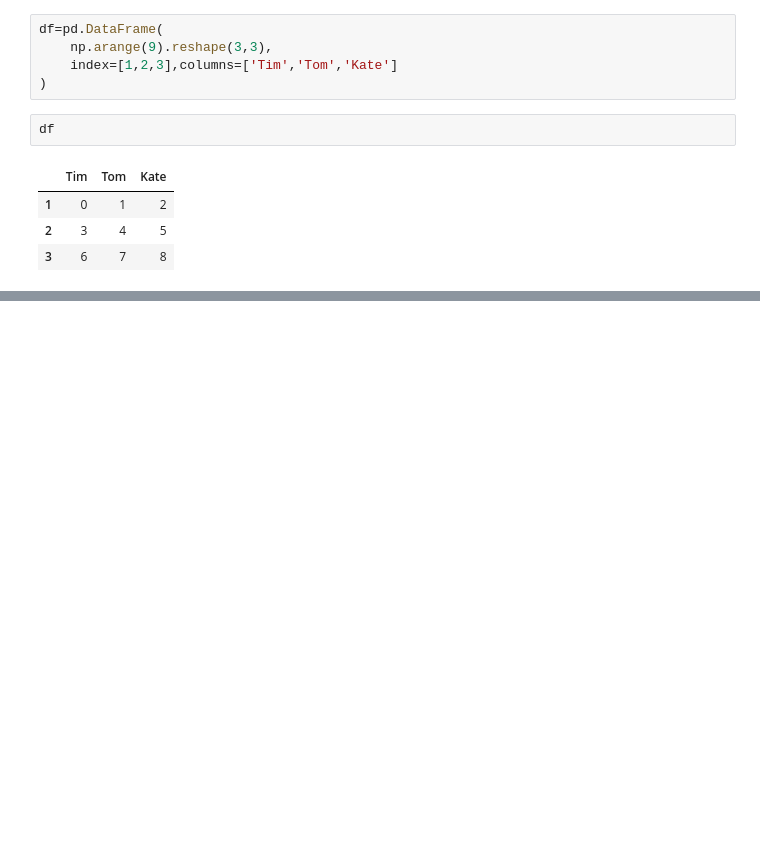
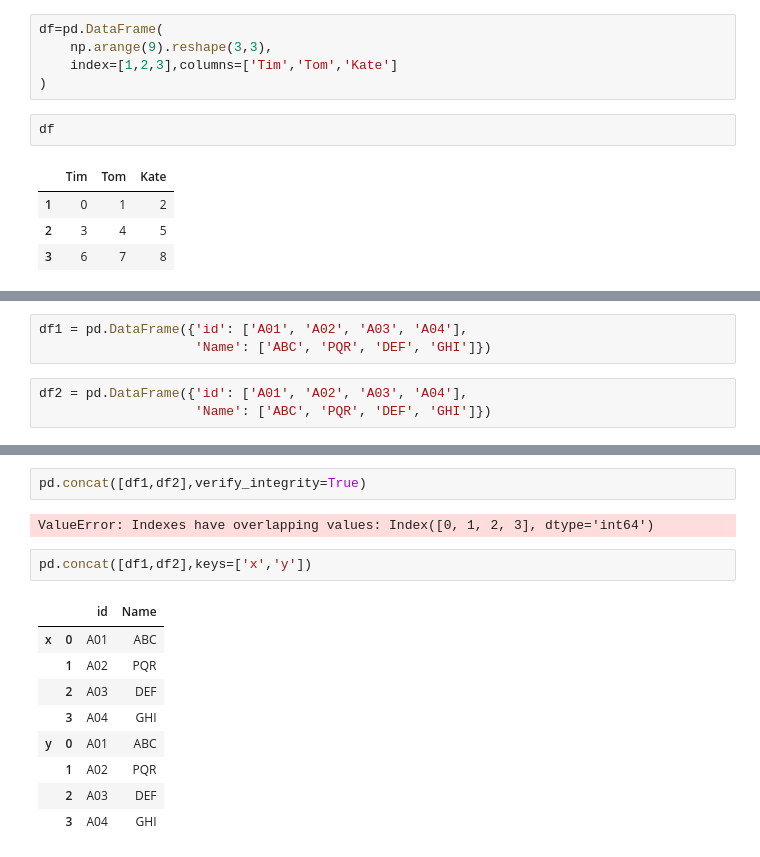
Before and after one commit to Rohitsah12/Learning-pandas-thon, a Jupyter notebook: Panda part111111.ipynb, the cells around one changed output, grey strips where cells are left out. Cells and saved outputs as stored; diff of their text form; blank space fills up the shorter version.

```diff
--- a/Panda part111111.ipynb
+++ b/Panda part111111.ipynb
@@ -2762,0 +2780,6 @@ df
+# %%
+df1 = pd.DataFrame({'id': ['A01', 'A02', 'A03', 'A04'],
+					'Name': ['ABC', 'PQR', 'DEF', 'GHI']})
+# %%
+df2 = pd.DataFrame({'id': ['A01', 'A02', 'A03', 'A04'],
+					'Name': ['ABC', 'PQR', 'DEF', 'GHI']})
@@ -2762,0 +2826,16 @@ df
+# %%
+pd.concat([df1,df2],verify_integrity=True)
+# %% [output]
+ValueError: Indexes have overlapping values: Index([0, 1, 2, 3], dtype='int64')
+# %%
+pd.concat([df1,df2],keys=['x','y'])
+# %% [output]
+|  |  | id | Name |
+| x | 0 | A01 | ABC |
+|  | 1 | A02 | PQR |
+|  | 2 | A03 | DEF |
+|  | 3 | A04 | GHI |
+| y | 0 | A01 | ABC |
+|  | 1 | A02 | PQR |
+|  | 2 | A03 | DEF |
+|  | 3 | A04 | GHI |
```
Also changed, not shown: parts of 31 cells of this notebook.
